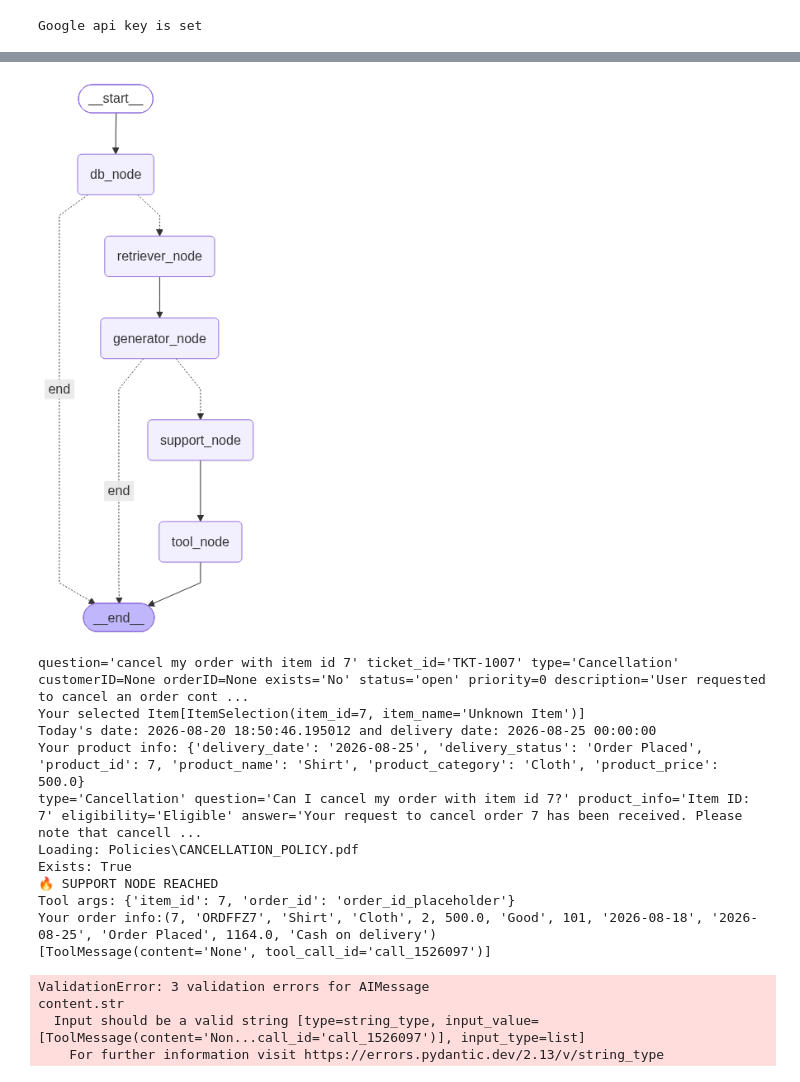
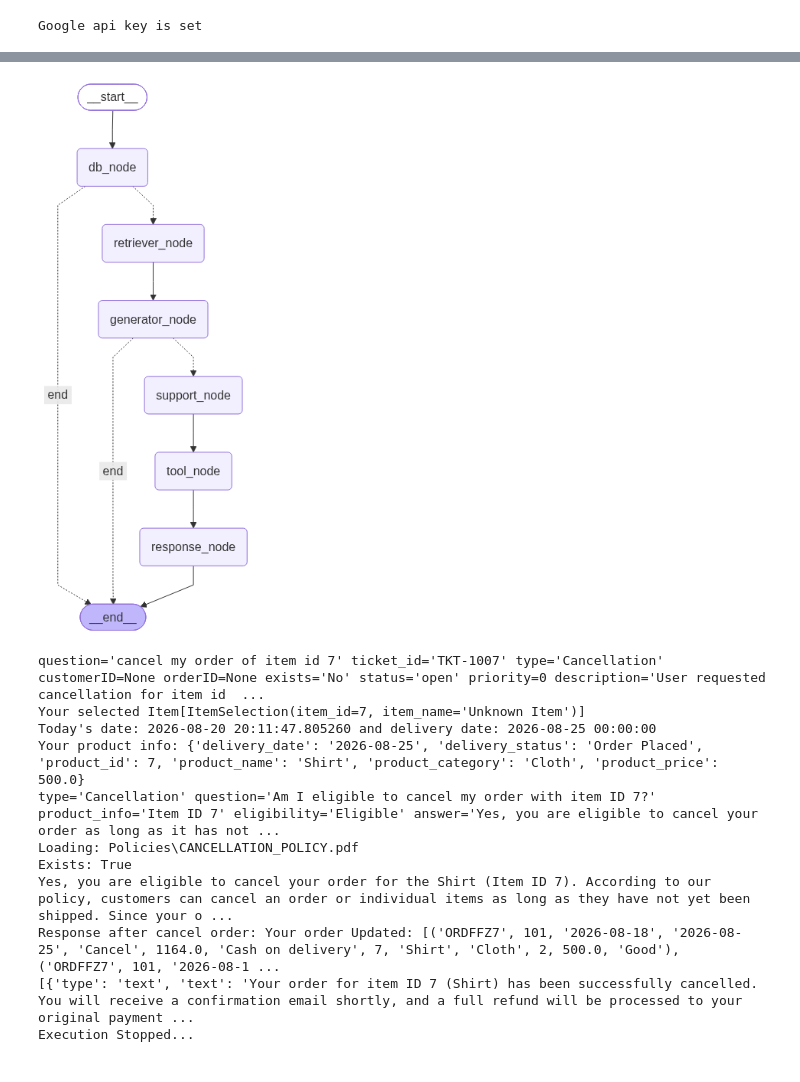
Before and after one commit to IamFJ03/RAG_Tutorial, a Jupyter notebook: customer_support_agent/main.ipynb, the cells around one changed output, grey strips where cells are left out. Drawn from its saved outputs; the diff is of its cells as text; code cells hidden in the pictures.

Commit message:
Cancel order tool working successfully

```diff
--- a/customer_support_agent/main.ipynb
+++ b/customer_support_agent/main.ipynb
@@ -64,6 +64,7 @@ class graph_schema(TypedDict):
     eligibility: Literal["Eligible", "Not Eligible"]
     item_list: list
     tool_calls: list
+    tool_result: list[ToolMessage]
     conversation: Annotated[List[BaseMessage], add_messages]
     answer: str
 # %%
@@ -290,7 +291,7 @@ def generator_node(state: graph_schema) -> graph_schema:
     chain = prompt | llm_with_schema
 
     result = chain.invoke({"context": context, "product_info": product_info, "question": question, "user_query": user_query})
-
+    print(result.answer)
     return {
         "answer": result.answer,
         "eligibility": result.eligibility
@@ -322,11 +323,10 @@ def tool_node(state: graph_schema) -> graph_schema:
         tool_result.append(ToolMessage(content=str(observation), tool_call_id=tool_call["id"]))
 
     return {
-        "answer": tool_result
+        "tool_result": tool_result
     }
 
 def decide_tool(state: graph_schema, tool, tool_name, tool_args):
-    print(f"Tool args: {tool_args}")
     if tool_name == "create_ticket":
         print("Create Ticket tool raised")
 
@@ -336,10 +336,37 @@ def decide_tool(state: graph_schema, tool, tool_name, tool_args):
     elif tool_name == "cancel_order":
         item_id = tool_args['item_id']
         response = order_item.fetch_item_by_id(item_id)
-        print(f"Your order info:{response}")
+        order_id = response[1]
+        response = tool.invoke({"order_id":order_id, "item_id":item_id})
+        print(f"Response after cancel order: {response}")
 
     elif tool_name == "process_refund":
         print("Create Ticket tool raised")
 
     else:
         pass
+
+def response_node(state: graph_schema) -> graph_schema:
+
+    tool_result = "\n".join(
+        message.content for message in state["tool_result"]
+    )
+
+    prompt = f"""
+    Original request:
+    {state["conversation"]}
+
+    Previous analysis:
+    {state["answer"]}
+
+    Tool execution result:
+    {tool_result}
+
+    Give the customer a clear final response.
+    """
+
+    result = llm.invoke(prompt)
+
+    return {
+        "answer": result.content
+    }
@@ -346,26 +376,28 @@ def decide_tool(state: graph_schema, tool, tool_name, tool_args):
 # %%
 from langgraph.graph import StateGraph, START, END
 
 graph = StateGraph(graph_schema)
 
 graph.add_node("retriever_node", retriever_node)
 graph.add_node("db_node", track_db_node)
 graph.add_node("generator_node", generator_node)
 graph.add_node("support_node", support_node)
 graph.add_node("tool_node", tool_node)
+graph.add_node("response_node", response_node)
 
 graph.add_edge(START, "db_node")
 graph.add_conditional_edges("db_node", decision_node, {"retriever_node": "retriever_node", "end": END})
 graph.add_edge("retriever_node", "generator_node")
 graph.add_conditional_edges("generator_node", support_needed, {"support_node": "support_node", "end": END})
 graph.add_edge("support_node", "tool_node")
-graph.add_edge("tool_node", END)
+graph.add_edge("tool_node", "response_node")
+graph.add_edge("response_node", END)
 
 customer_support_agent = graph.compile()
 
 customer_support_agent
 # %% [output]
-[figure, old version]
+[figure, new version]
 # %%
 from langchain_core.messages import HumanMessage, AIMessage
 from memory import LocalMemory
@@ -393,7 +425,7 @@ while True:
     "item_list": []
 })
 
-    print(response['answer'])
+    print(response['answer'][0]['text'])
     if response['item_list']:
         print(f"Items:")
 
@@ -406,24 +438,20 @@ while True:
 
         print("Specify atleast id and name")
 
-    conversation.append(AIMessage(content=response['answer']))
+    conversation.append(AIMessage(content=response['answer'][0]['text']))
     memory.save_memory(conversation)
 # %% [output]
-question='cancel my order with item id 7' ticket_id='TKT-1007' type='Cancellation' customerID=None orderID=None exists='No' status='open' priority=0 description='User requested to cancel an order cont ...
+question='cancel my order of item id 7' ticket_id='TKT-1007' type='Cancellation' customerID=None orderID=None exists='No' status='open' priority=0 description='User requested cancellation for item id  ...
 Your selected Item[ItemSelection(item_id=7, item_name='Unknown Item')]
-Today's date: 2026-08-20 18:50:46.195012 and delivery date: 2026-08-25 00:00:00
+Today's date: 2026-08-20 20:11:47.805260 and delivery date: 2026-08-25 00:00:00
 Your product info: {'delivery_date': '2026-08-25', 'delivery_status': 'Order Placed', 'product_id': 7, 'product_name': 'Shirt', 'product_category': 'Cloth', 'product_price': 500.0}
-type='Cancellation' question='Can I cancel my order with item id 7?' product_info='Item ID: 7' eligibility='Eligible' answer='Your request to cancel order 7 has been received. Please note that cancell ...
+type='Cancellation' question='Am I eligible to cancel my order with item ID 7?' product_info='Item ID 7' eligibility='Eligible' answer='Yes, you are eligible to cancel your order as long as it has not ...
 Loading: Policies\CANCELLATION_POLICY.pdf
 Exists: True
-🔥 SUPPORT NODE REACHED
-Tool args: {'item_id': 7, 'order_id': 'order_id_placeholder'}
-Your order info:(7, 'ORDFFZ7', 'Shirt', 'Cloth', 2, 500.0, 'Good', 101, '2026-08-18', '2026-08-25', 'Order Placed', 1164.0, 'Cash on delivery')
-[ToolMessage(content='None', tool_call_id='call_1526097')]
+Yes, you are eligible to cancel your order for the Shirt (Item ID 7). According to our policy, customers can cancel an order or individual items as long as they have not yet been shipped. Since your o ...
+Response after cancel order: Your order Updated: [('ORDFFZ7', 101, '2026-08-18', '2026-08-25', 'Cancel', 1164.0, 'Cash on delivery', 7, 'Shirt', 'Cloth', 2, 500.0, 'Good'), ('ORDFFZ7', 101, '2026-08-1 ...
+[{'type': 'text', 'text': 'Your order for item ID 7 (Shirt) has been successfully cancelled. You will receive a confirmation email shortly, and a full refund will be processed to your original payment ...
+Execution Stopped...
-ValidationError: 3 validation errors for AIMessage
-content.str
-  Input should be a valid string [type=string_type, input_value=[ToolMessage(content='Non...call_id='call_1526097')], input_type=list]
-    For further information visit https://errors.pydantic.dev/2.13/v/string_type
 # %%
 from memory import LocalMemory
 
```
Also changed, not shown: parts of 3 cells of this notebook, 4 other files.
